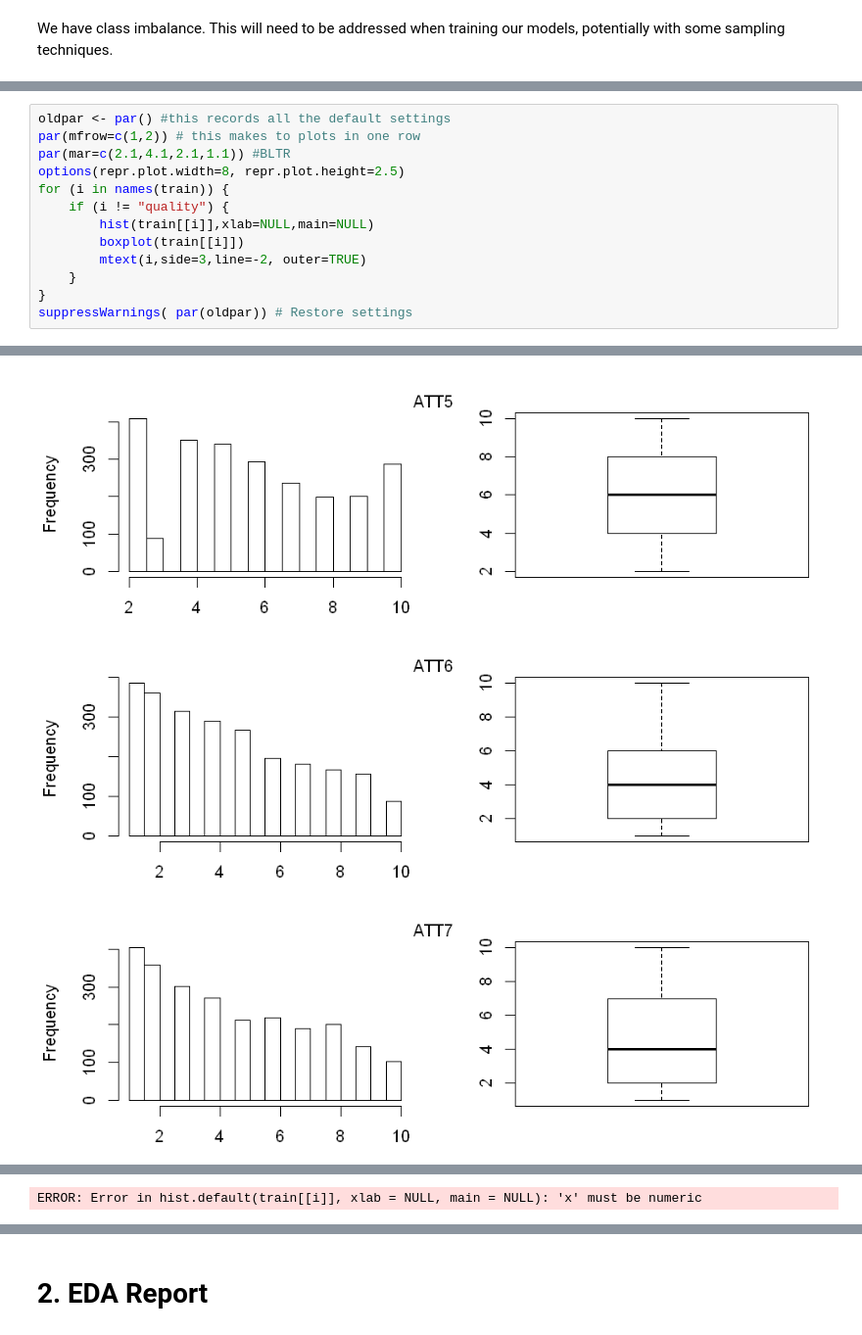
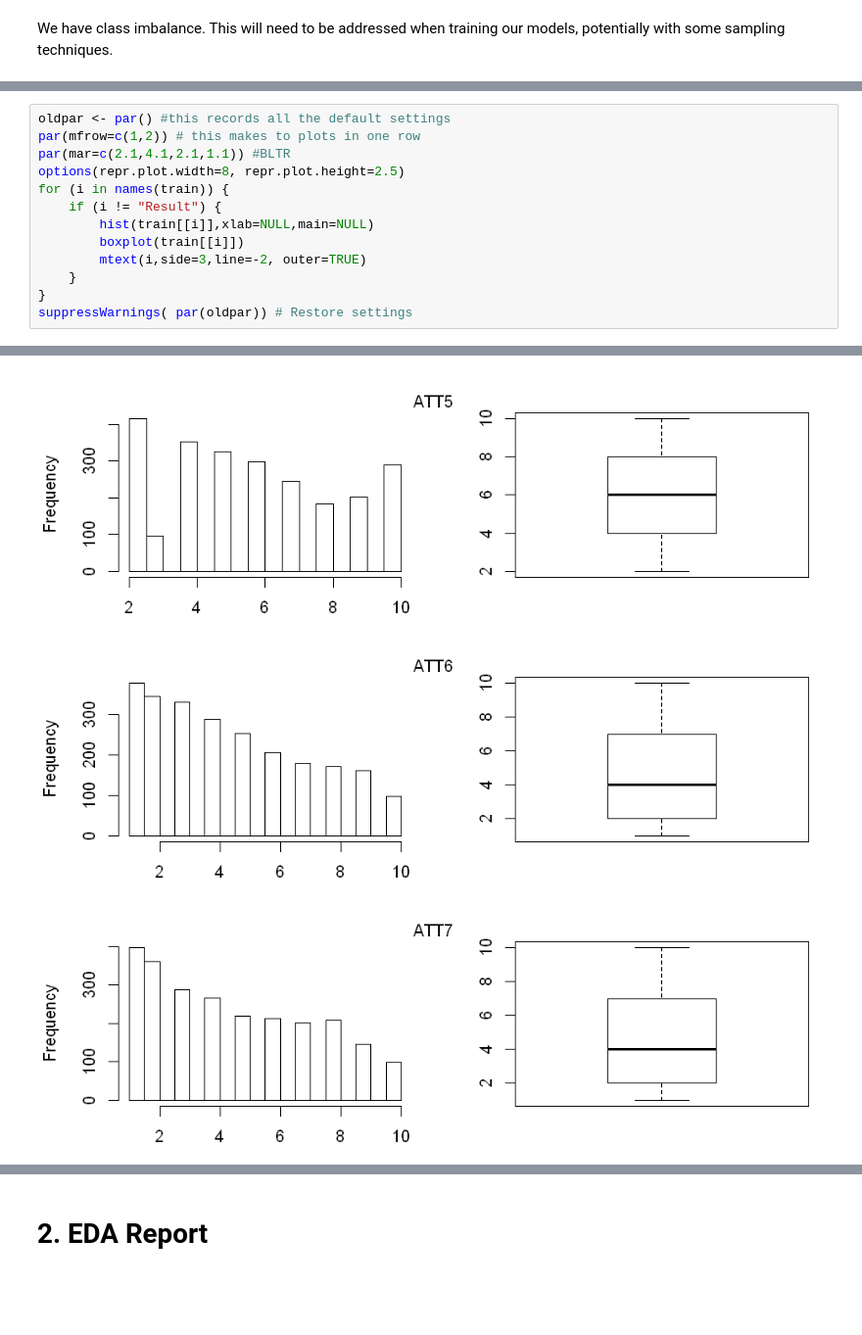
Before and after one commit to codeBehindMe/ADLA3, a Jupyter notebook: groupG.ipynb, the cells around one changed output, grey strips where cells are left out. Shown at 98% size. Drawn from its saved outputs; the diff is of its cells as text; blank space fills up the shorter version.

Commit message:
Tidied up the boxplot and histograms

```diff
--- a/groupG.ipynb
+++ b/groupG.ipynb
@@ -150,7 +162,7 @@ par(mfrow=c(1,2)) # this makes to plots in one row
 par(mar=c(2.1,4.1,2.1,1.1)) #BLTR
 options(repr.plot.width=8, repr.plot.height=2.5)
 for (i in names(train)) {
-    if (i != "quality") {
+    if (i != "Result") {
         hist(train[[i]],xlab=NULL,main=NULL)
         boxplot(train[[i]])
         mtext(i,side=3,line=-2, outer=TRUE)
@@ -165,3 +177,3 @@ suppressWarnings( par(oldpar)) # Restore settings
-[figure, old version]
+[figure, new version]
-[figure, old version]
+[figure, new version]
-[figure, old version]
+[figure, new version]
@@ -169 +180,0 @@ suppressWarnings( par(oldpar)) # Restore settings
-ERROR: Error in hist.default(train[[i]], xlab = NULL, main = NULL): 'x' must be numeric
```
Also changed, not shown: parts of 28 cells of this notebook, 1 other file.
